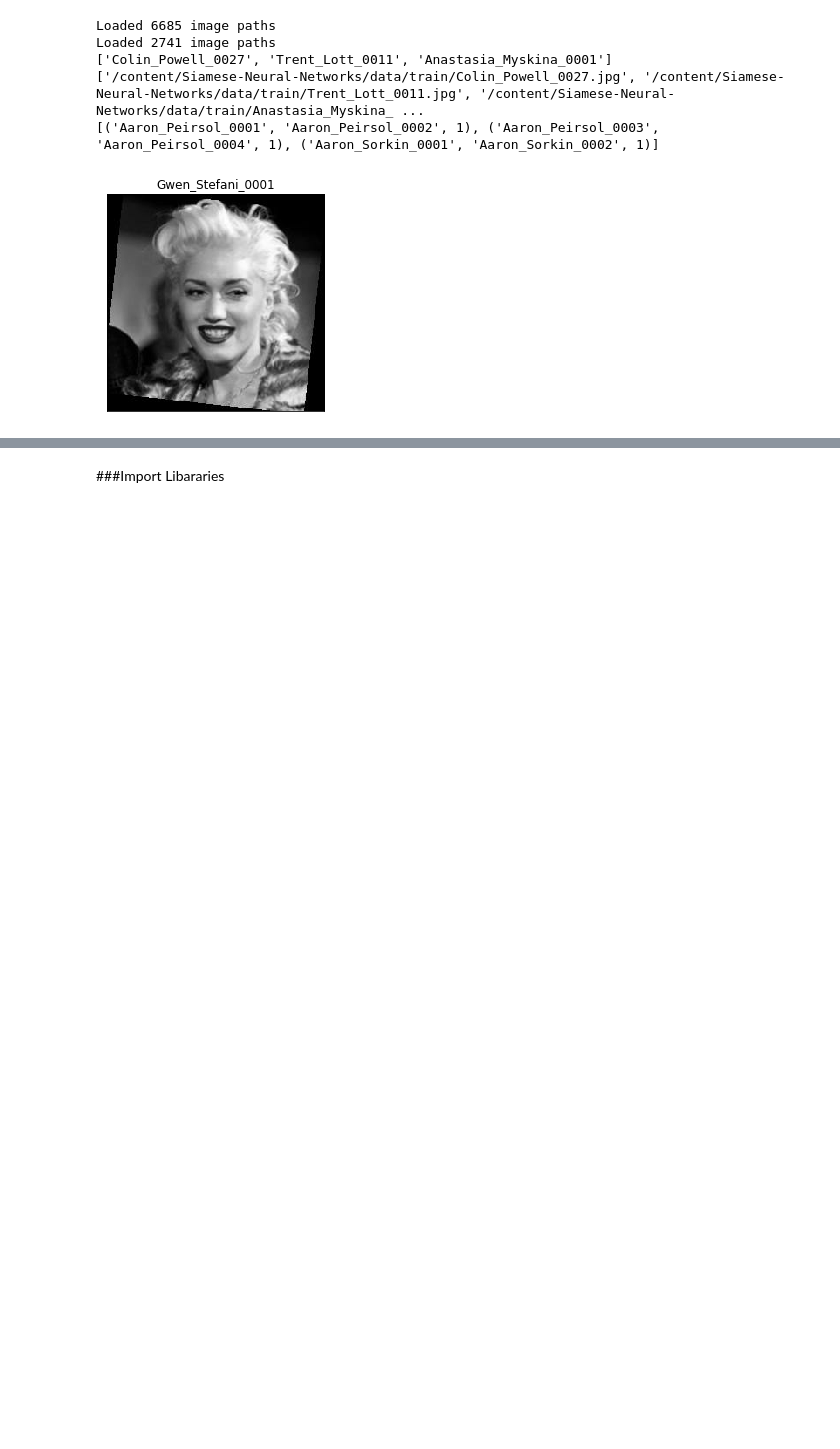
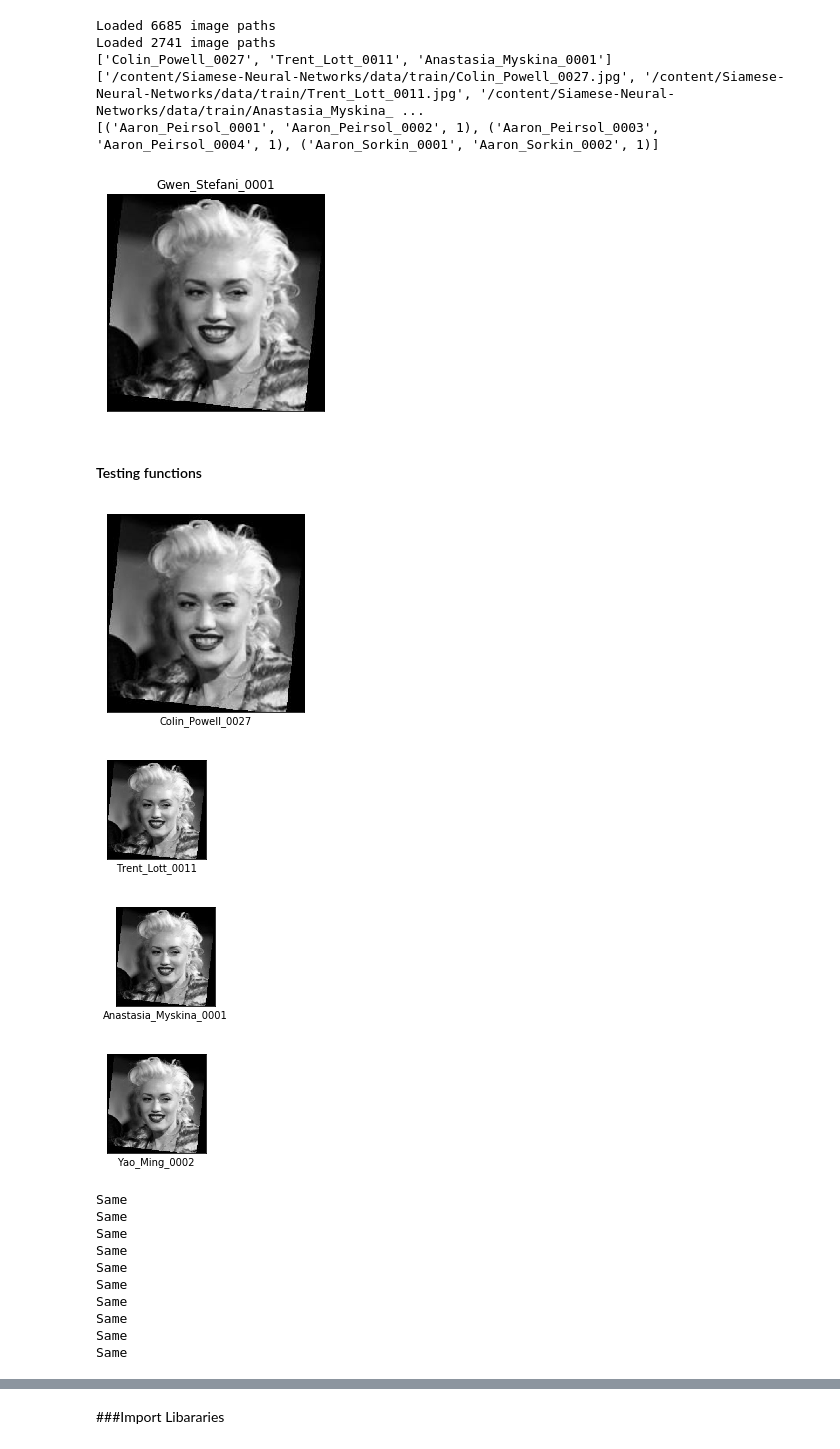
Before and after one commit to MahlerTom/SiameseNeuralNetworks, a Jupyter notebook: IntroToDeepEx02_Tom.ipynb, the cells around one changed output, grey strips where cells are left out. Cells and saved outputs as stored; diff of their text form; code cells hidden in the pictures; blank space fills up the shorter version.

Commit message:
loaded left, right and label DS

```diff
--- a/IntroToDeepEx02_Tom.ipynb
+++ b/IntroToDeepEx02_Tom.ipynb
@@ -69,6 +69,9 @@ def load_data(data_path, labels_file, print_imgs=3):
 train_paths_names_dict, train_labels = load_data(train_path, labels_file=os.path.join(repo_path, 'trainPairs.txt'), print_imgs=0)
 
 test_paths_names_dict, test_labels = load_data(test_path, labels_file=os.path.join(repo_path, 'testPairs.txt'), print_imgs=0)
+
+label_names = ['Different', 'Same']
+
 print(list(train_paths_names_dict.keys())[:3])
 print(list(train_paths_names_dict.values())[:3])
 print(train_labels[:3])
@@ -119,3 +122,40 @@ def create_image_ds(image_paths):
   # print(path_ds)
   image_ds = path_ds.map(load_and_preprocess_image, num_parallel_calls=AUTOTUNE)
   return image_ds
+
+def create_label_ds(labels, dtype=tf.bool):
+  label_ds = tf.data.Dataset.from_tensor_slices(tf.cast(labels, tf.bool))
+  return label_ds
+# %% [markdown]
+#### Testing functions
+# %%
+import matplotlib.pyplot as plt
+
+plt.figure(figsize=(8,8))
+for n,image in enumerate(image_ds.take(4)):
+  plt.subplot(2,2,n+1)
+  plt.imshow(np.squeeze(image), cmap='gray', vmin=0, vmax=255)
+  plt.grid(False)
+  plt.xticks([])
+  plt.yticks([])
+  plt.xlabel(list(train_paths_names_dict.keys())[n])
+  plt.show()
+
+label_ds = create_label_ds([ l[2] for l in train_labels ])
+for label in label_ds.take(10):
+  print(label_names[int(label.numpy())])
+# %% [output]
+[figure, added]
+[figure, added]
+[figure, added]
+[figure, added]
+Same
+Same
+Same
+Same
+Same
+Same
+Same
+Same
+Same
+Same
```
Also changed, not shown: parts of 5 cells of this notebook.
